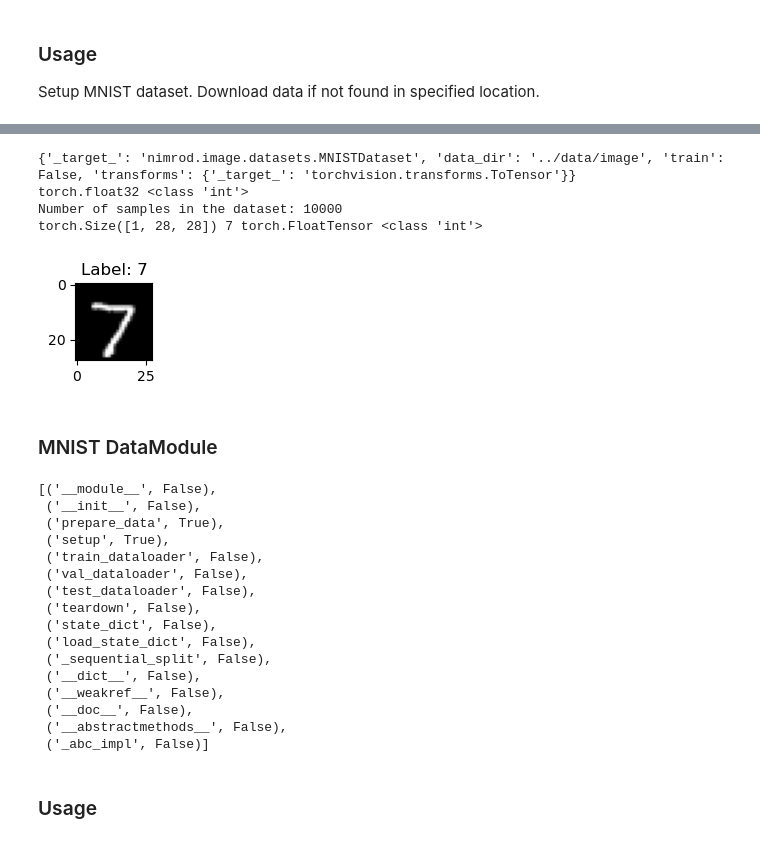
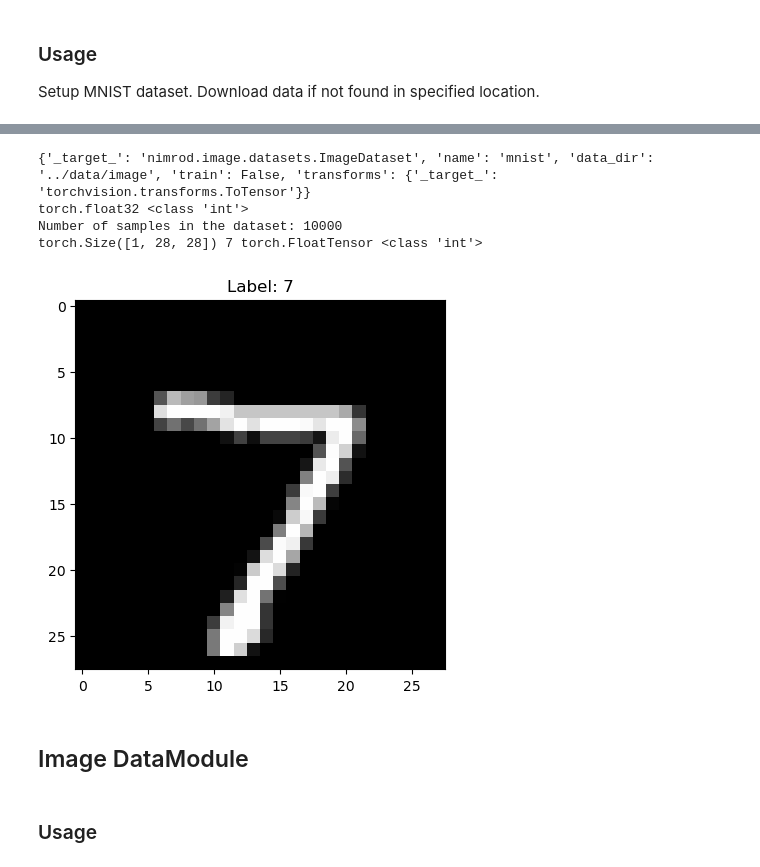
Before and after one commit to slegroux/nimrod, a Jupyter notebook: nbs/image.datasets.ipynb, the cells around one changed output, grey strips where cells are left out. Drawn from its saved outputs; the diff is of its cells as text; code cells hidden in the pictures.

```diff
--- a/nbs/image.datasets.ipynb
+++ b/nbs/image.datasets.ipynb
@@ -303,7 +369,7 @@ X, y = test[0]
 print(X.shape, y, X.type(), type(y))
 
 # display each digit
-test.show_idx(0)
+test.show(0)
 
 # split data
 train, dev = test.train_dev_split(0.8)
@@ -313,10 +378,10 @@ train, dev = test.train_dev_split(0.8)
-{'_target_': 'nimrod.image.datasets.MNISTDataset', 'data_dir': '../data/image', 'train': False, 'transforms': {'_target_': 'torchvision.transforms.ToTensor'}}
+{'_target_': 'nimrod.image.datasets.ImageDataset', 'name': 'mnist', 'data_dir': '../data/image', 'train': False, 'transforms': {'_target_': 'torchvision.transforms.ToTensor'}}
 torch.float32 <class 'int'>
 Number of samples in the dataset: 10000
 torch.Size([1, 28, 28]) 7 torch.FloatTensor <class 'int'>
-[figure, old version]
+[figure, new version]
 # %% [markdown]
-### MNIST DataModule
+## Image DataModule
 # %%
 #| export
 
@@ -371,23 +452,2 @@ class MNISTDataModule(DataModule, LightningDataModule):
-# %%
-
-# check for abstract methods
-pprint([(name, getattr(method,"__isabstractmethod__", False)) for (name, method) in DataModule.__dict__.items()])
-# %% [output]
-[('__module__', False),
- ('__init__', False),
- ('prepare_data', True),
- ('setup', True),
- ('train_dataloader', False),
- ('val_dataloader', False),
- ('test_dataloader', False),
- ('teardown', False),
- ('state_dict', False),
- ('load_state_dict', False),
- ('_sequential_split', False),
- ('__dict__', False),
- ('__weakref__', False),
- ('__doc__', False),
- ('__abstractmethods__', False),
- ('_abc_impl', False)]
 # %% [markdown]
 ### Usage
```
Also changed, not shown: parts of 25 cells of this notebook, 13 other files.
